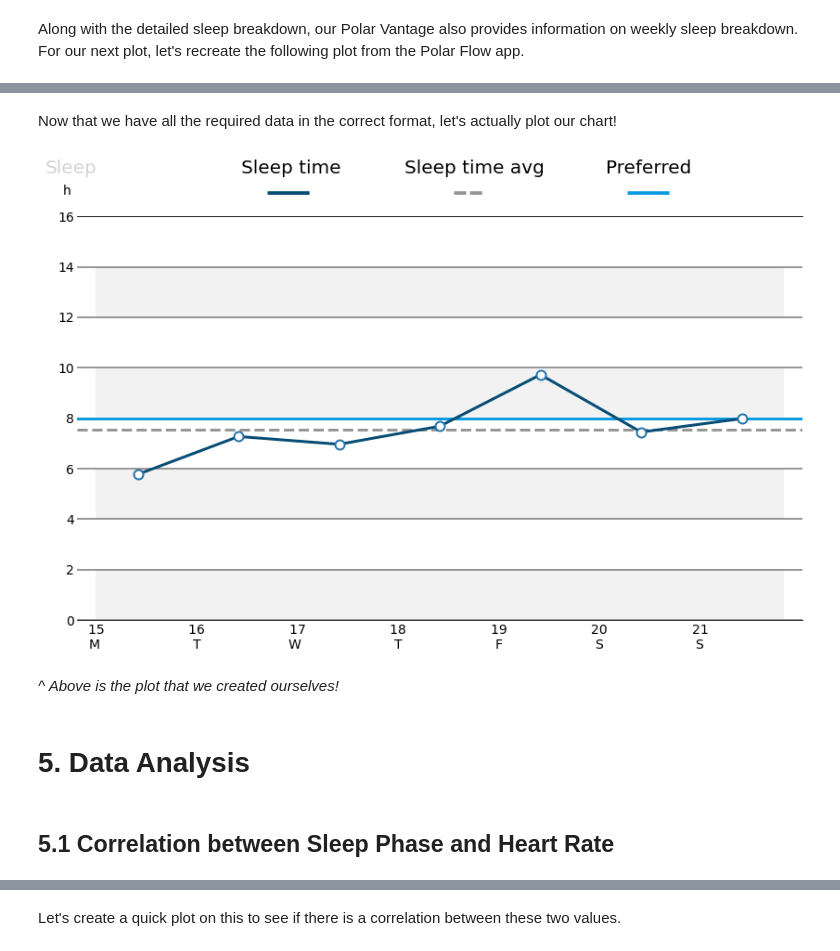
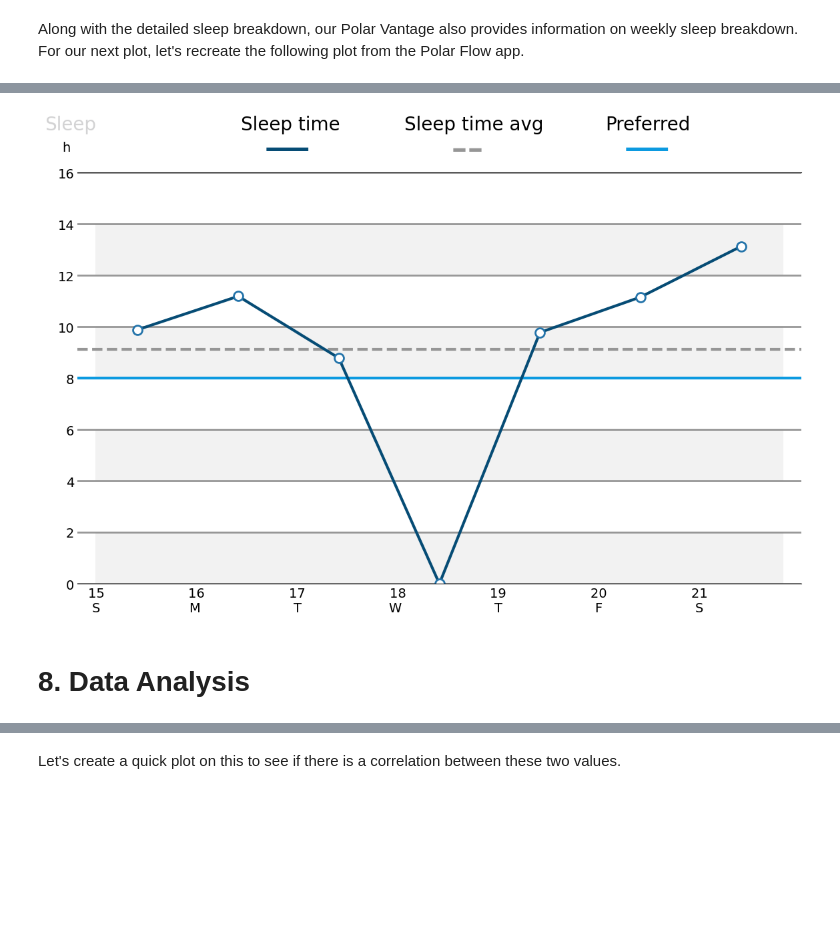
Before and after one commit to Stanford-Health/wearipedia, a Jupyter notebook: docs/source/notebooks/polar_vantage.ipynb, the cells around one changed output, grey strips where cells are left out. Cells and saved outputs as stored; diff of their text form; code cells hidden in the pictures; blank space fills up the shorter version.

```diff
--- a/docs/source/notebooks/polar_vantage.ipynb
+++ b/docs/source/notebooks/polar_vantage.ipynb
@@ -354,0 +201,4 @@ plt.show()
+# %%
+#@title Non-adherence simulation
+block_level = "day" #@param ["day", "week"]
+adherence_percent = 0.89 #@param {type:"slider", min:0, max:1, step:0.01}
@@ -354,0 +249,3 @@ plt.show()
+# %%
+sleep_df = pd.DataFrame.from_dict(sleep)
+training_history_df = pd.DataFrame.from_dict(training_history)
@@ -616,13 +631,0 @@ In the next step, we will create a dictionary to store the daily value for all t
-# %%
-value_dict = {}
-goals = []
-for date in weekly_dates_list:
-  if date in list(sleep.index):
-    hypnodata = sleep.loc[date]['nights']
-    value_dict[date] = (hypnodata['light_sleep']+hypnodata['deep_sleep']+
-                    hypnodata['rem_sleep']+
-                    hypnodata['total_interruption_duration']) / 3600
-    goals.append(hypnodata['sleep_goal']/3600)
-  else:
-    value_dict[date] = None
-value_dict
@@ -637,6 +632,28 @@ value_dict
-# %% [markdown]
-Now that we have all the required data in the correct format, let's actually plot our chart!
 # %%
+#@title Set date for the chart below
+
+plot_date = "2022-05-15" #@param {type:"date"}
+
+start_date = datetime.strptime(plot_date, '%Y-%m-%d')
+end_date = start_date + timedelta(6)
+end_date_str = str(end_date.year)+'-'+str(end_date.month)+'-'+str(end_date.day)
+weekly_dates_list = []
+xticks = []
+for i in pd.date_range(start_date,end_date,freq='d'):
+    weekly_dates_list.append(str(i)[:10])
+    test_date = datetime.strptime(str(i)[:10], '%Y-%m-%d')
+    xticks.append(str(test_date.day)+'        \n'+
+                test_date.strftime("%A")[0]+'         ')
+value_dict = {}
+goals = []
+for date in weekly_dates_list:
+    res = sleep_df[sleep_df['date'] == date]
+    if len(res)>0:
+        duration = float(datetime.fromisoformat(res.iloc[0]['sleepEndTime'][:19]).timestamp()) - float(datetime.fromisoformat(res.iloc[0]['sleepStartTime'][:19]).timestamp())
+        value_dict[date] = duration/3600
+    else:
+        value_dict[date] = 0
+    goals.append(8)
 # Creating the figure
 plt3 = plt.figure(figsize=(14,8))
 ax = plt3.gca()
@@ -646,8 +663,8 @@ plt.grid(axis = 'y',color="#7F7F7F", linestyle='-', linewidth=2,alpha=0.8)
 
 # Adding the color lines to grid
 for (x,y) in [(0,2),(4,6),(8,10),(12,14)]:
-  for i in np.arange(x, y):
-    plt.axhspan(i, i+1, facecolor='#F2F2F2', alpha=1,
+    for i in np.arange(x, y):
+        plt.axhspan(i, i+1, facecolor='#F2F2F2', alpha=1,
                 xmin = 0.025, xmax = 0.975)
 
 
@@ -669,7 +686,7 @@ plt.margins(y=0,x=0.1)
 
 # Highlighting single data points
 for x,y in value_dict.items():
-  plt.plot(x, y, marker="o", markersize=10,
+    plt.plot(x, y, marker="o", markersize=10,
     markeredgecolor="#2474AA",markerfacecolor="white", markeredgewidth=2)
 
 
@@ -678,37 +695,33 @@ ax.spines['right'].set_visible(False)
 ax.spines['left'].set_visible(False)
 
 # Modifying our x and y ticks
 plt.yticks([0,2,4,6,8,10,12,14,16],fontsize=14)
 plt.xticks(list(value_dict.keys()),xticks,ha='right',fontsize=14)
 ax.tick_params(axis=u'both', which=u'both',length=0)
 
 # Adding header text
 plt.text(0.09,0.96,'Sleep', transform=plt3.transFigure,
          color='#D3D3D4',fontsize=20)
 plt.text(0.109,0.92,'h', transform=plt3.transFigure,
          color='black',fontsize=14)
 
 plt.text(0.3,0.96,'Sleep time', transform=plt3.transFigure,
          color='black',fontsize=20)
 plt.text(0.325,0.9,'—', transform=plt3.transFigure,
          color='#064C75',fontsize=50)
 
 plt.text(0.475,0.96,'Sleep time avg', transform=plt3.transFigure,
          color='black',fontsize=20)
 plt.text(0.525,0.9,'--', transform=plt3.transFigure,
          color='#969696',fontsize=50)
 
 plt.text(0.69,0.96,'Preferred', transform=plt3.transFigure,
          color='black',fontsize=20)
 plt.text(0.71,0.9,'—', transform=plt3.transFigure,
          color='#0C9AE0',fontsize=50)
 
 plt.show()
 # %% [output]
-[figure, old version]
+[figure, new version]
-# %% [markdown]
-*^ Above is the plot that we created ourselves!*
 # %% [markdown]
-# 5. Data Analysis
+# 8. Data Analysis
-# %% [markdown]
-## 5.1 Correlation between Sleep Phase and Heart Rate
```
Also changed, not shown: parts of 135 cells of this notebook, 4 other files.
